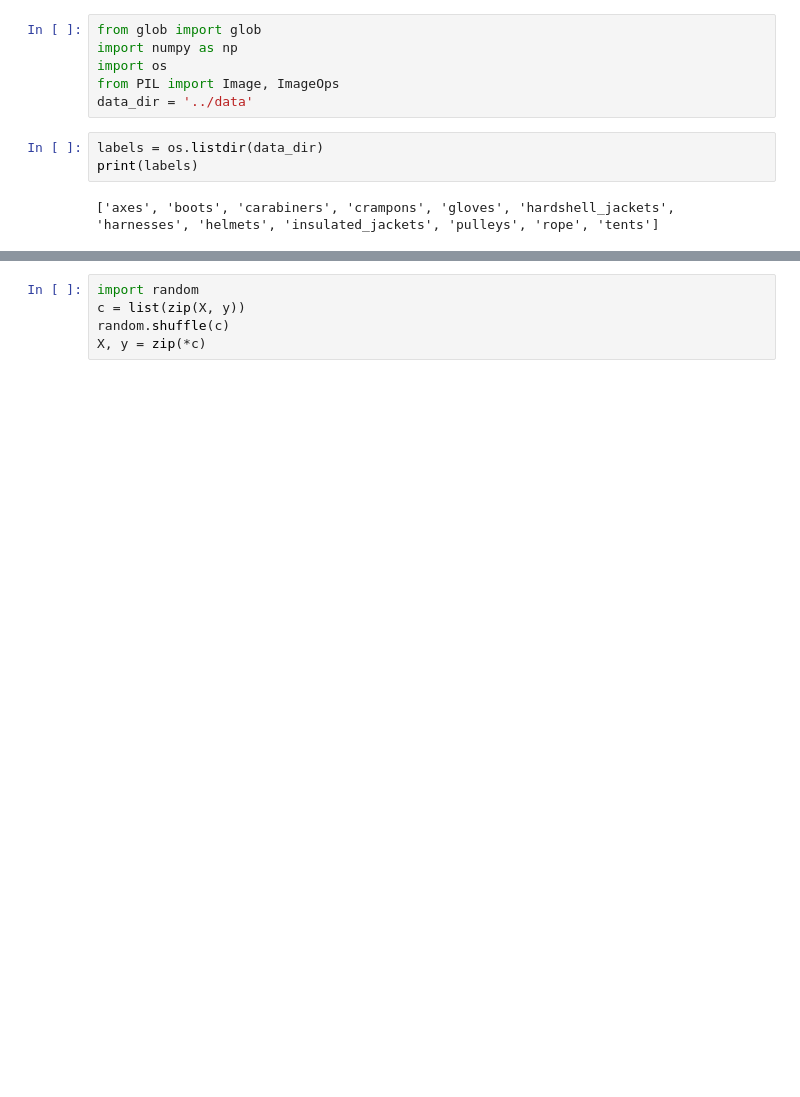
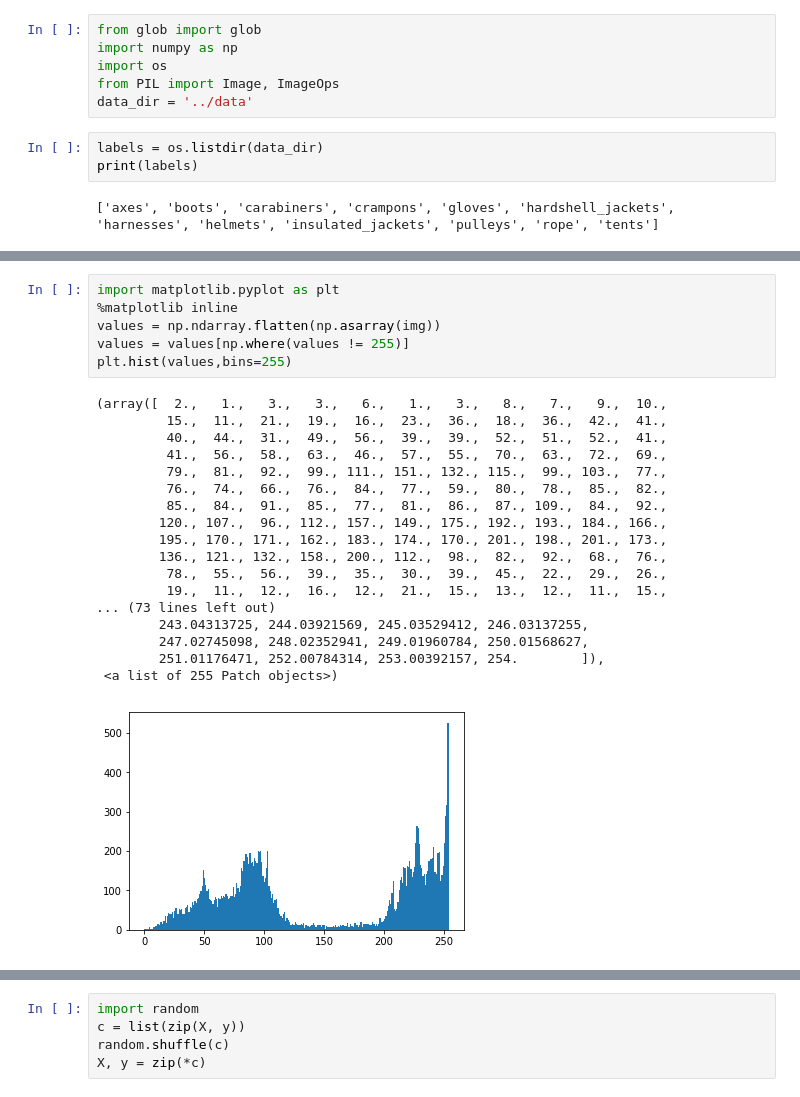
Before and after one commit to gvalero/OpenHachkCoding, a Jupyter notebook: notebooks/classification.ipynb, the cells around one changed output, grey strips where cells are left out. Saved outputs shown, nothing was run; the diff lists cells and outputs as text; blank space fills up the shorter version.

```diff
--- a/notebooks/classification.ipynb
+++ b/notebooks/classification.ipynb
@@ -35,0 +76,25 @@ for label in labels:
+# %%
+import matplotlib.pyplot as plt
+%matplotlib inline
+values = np.ndarray.flatten(np.asarray(img))
+values = values[np.where(values != 255)]
+plt.hist(values,bins=255)
+# %% [output]
+(array([  2.,   1.,   3.,   3.,   6.,   1.,   3.,   8.,   7.,   9.,  10.,
+         15.,  11.,  21.,  19.,  16.,  23.,  36.,  18.,  36.,  42.,  41.,
+         40.,  44.,  31.,  49.,  56.,  39.,  39.,  52.,  51.,  52.,  41.,
+         41.,  56.,  58.,  63.,  46.,  57.,  55.,  70.,  63.,  72.,  69.,
+         79.,  81.,  92.,  99., 111., 151., 132., 115.,  99., 103.,  77.,
+         76.,  74.,  66.,  76.,  84.,  77.,  59.,  80.,  78.,  85.,  82.,
+         85.,  84.,  91.,  85.,  77.,  81.,  86.,  87., 109.,  84.,  92.,
+        120., 107.,  96., 112., 157., 149., 175., 192., 193., 184., 166.,
+        195., 170., 171., 162., 183., 174., 170., 201., 198., 201., 173.,
+        136., 121., 132., 158., 200., 112.,  98.,  82.,  92.,  68.,  76.,
+         78.,  55.,  56.,  39.,  35.,  30.,  39.,  45.,  22.,  29.,  26.,
+         19.,  11.,  12.,  16.,  12.,  21.,  15.,  13.,  12.,  11.,  15.,
+... (73 lines left out)
+        243.04313725, 244.03921569, 245.03529412, 246.03137255,
+        247.02745098, 248.02352941, 249.01960784, 250.01568627,
+        251.01176471, 252.00784314, 253.00392157, 254.        ]),
+ <a list of 255 Patch objects>)
+[figure, added]
```
Also changed, not shown: parts of 10 cells of this notebook.
